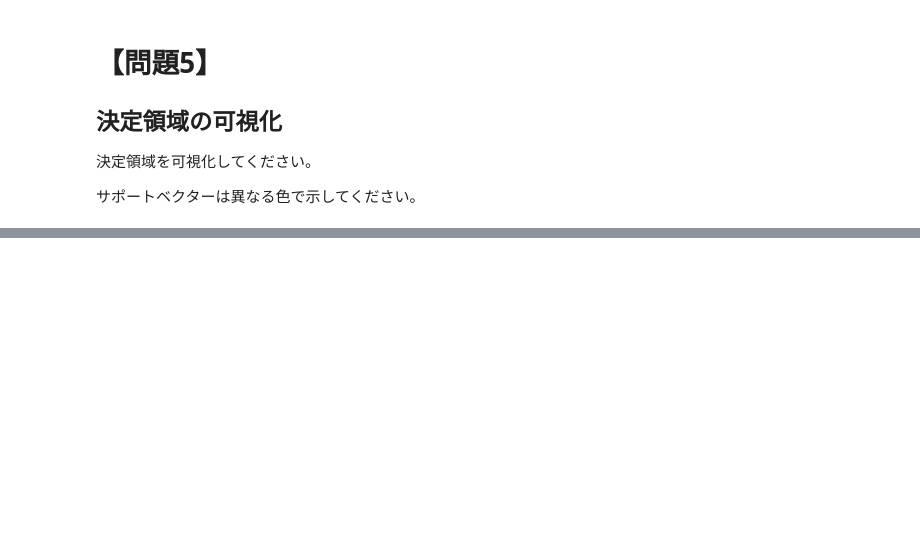
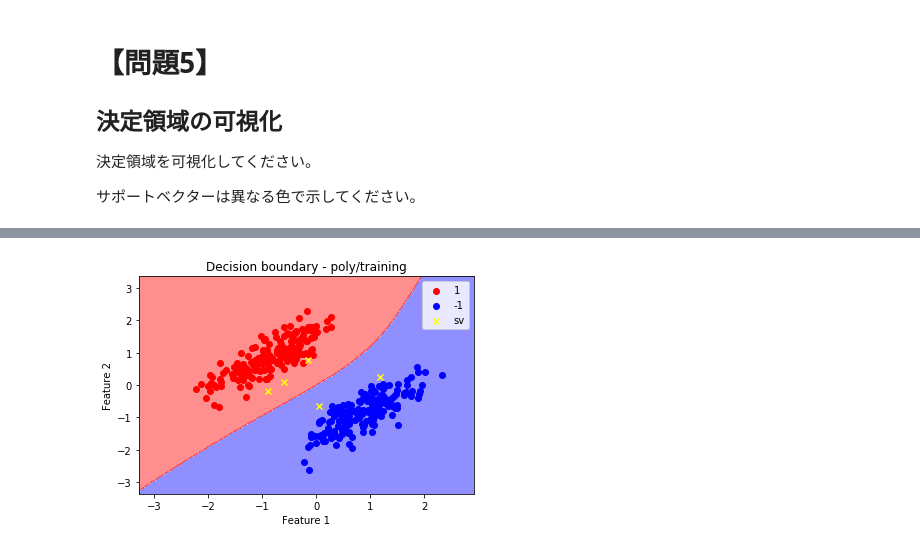
Before and after one commit to taiki-nakaso/diveintocode-ml, a Jupyter notebook: src/sprint/sprint5/sprint5-session1.ipynb, the cells around one changed output, grey strips where cells are left out. Cells and saved outputs as stored; diff of their text form; code cells hidden in the pictures; blank space fills up the shorter version.

```diff
--- a/src/sprint/sprint5/sprint5-session1.ipynb
+++ b/src/sprint/sprint5/sprint5-session1.ipynb
@@ -448,0 +504,9 @@ svc.fit(X_train_std, y_train)
+# %%
+# sklearn実装の物と比較
+from sklearn.svm import SVC
+svc_sk = SVC(kernel='linear')
+svc_sk.fit(X_train_std, y_train)
+y_pred_sk = svc_sk.predict(X_test_std)
+print(y_pred_sk)
+print(y_test)
+print(f'confusion matrix - sklearn:\n{confusion_matrix(y_test, y_pred_sk)}')
@@ -475,0 +665,3 @@ $γ, θ_0, d$はハイパーパラメータです。
+# %%
+svc_poly = ScratchSVMClassifier(num_iter=3000, lr=0.002, kernel='polynomical', gamma=0.5, coef0=0.5, degree=3, threshold=1e-5, verbose=True)
+svc_poly.fit(X_train_std, y_train)
@@ -475,0 +707,26 @@ $γ, θ_0, d$はハイパーパラメータです。
+# %%
+# poly/train
+Z_poly = svc_poly.predict(X_tmp).reshape(xx.shape)
+
+no_sv_ind[svc_poly.index_support_vectors] = False
+
+X_train_pos = X_train_std[np.logical_and(pos_ind, no_sv_ind)]
+X_train_nega = X_train_std[np.logical_and(nega_ind, no_sv_ind)]
+X_train_sv = X_train_std[svc_poly.index_support_vectors]
+
+%matplotlib inline
+plt.xlim(x_min, x_max)
+plt.ylim(y_min, y_max)
+plt.title('Decision boundary - poly/training')
+plt.xlabel('Feature 1')
+plt.ylabel('Feature 2')
+
+plt.contourf(xx, yy, Z_poly, cmap='bwr', alpha=0.5)
+plt.scatter(X_train_pos[:, 0], X_train_pos[:, 1], c='red', label="1")
+plt.scatter(X_train_nega[:, 0], X_train_nega[:, 1], c='blue', label="-1")
+plt.scatter(X_train_sv[:, 0], X_train_sv[:, 1], c='yellow', marker='x', label="sv")
+
+plt.legend()
+plt.show()
+# %% [output]
+[figure, added]
```
Also changed, not shown: parts of 16 cells of this notebook.
